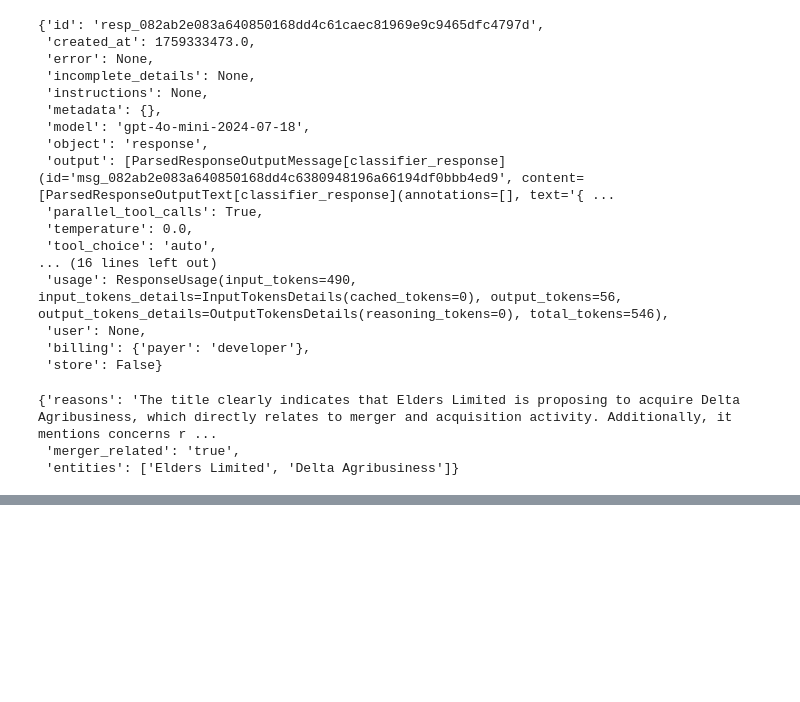
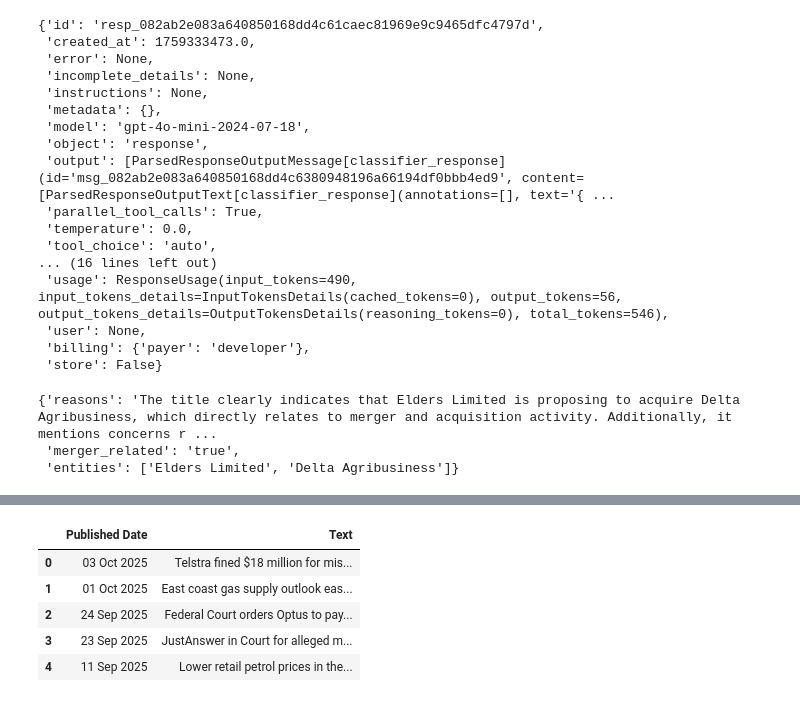
Before and after one commit to chuash/MergerScan, a Jupyter notebook: Draft.ipynb, the cells around one changed output, grey strips where cells are left out. Cells and saved outputs as stored; diff of their text form; code cells hidden in the pictures; blank space fills up the shorter version.

```diff
--- a/Draft.ipynb
+++ b/Draft.ipynb
@@ -912,0 +964,5 @@ json.loads(response.output_text)
+# %%
+soup = BeautifulSoup(response.text, "html.parser")
+# Getting all the news listings on each page
+content = soup.find_all("div", class_="accc-date-card__body col-12 col-md-10")
+content
@@ -912,0 +987,10 @@ json.loads(response.output_text)
+# %%
+date = soup.find_all("div", class_="accc-date-card__header col-12 col-md-2")
+date_component = [{"Published Date": ele.find("span", class_="accc-date-card--publish--day").get_text().strip() + ' ' +
+  ele.find("span", class_="accc-date-card--publish--month").get_text().strip() + ' ' + ele.find("span", class_="accc-date-card--publish--year").get_text().strip()} for ele in date]
+# %%
+text_component = [{"Text": ele.find("div", class_="field--name-node-title").get_text().strip() + '. ' + ele.find("div", class_="field--name-field-acccgov-summary").get_text().strip()} for ele in content]
+# %%
+import pandas as pd
+news_extract = [item[0]|item[1] for item in zip(date_component,text_component)]
+news_extract
@@ -912,0 +1015,10 @@ json.loads(response.output_text)
+# %%
+df= pd.DataFrame(news_extract)
+df.head()
+# %% [output]
+|  | Published Date | Text |
+| 0 | 03 Oct 2025 | Telstra fined $18 million for mis... |
+| 1 | 01 Oct 2025 | East coast gas supply outlook eas... |
+| 2 | 24 Sep 2025 | Federal Court orders Optus to pay... |
+| 3 | 23 Sep 2025 | JustAnswer in Court for alleged m... |
+| 4 | 11 Sep 2025 | Lower retail petrol prices in the... |
```
Also changed, not shown: parts of 8 cells of this notebook, 9 other files.
